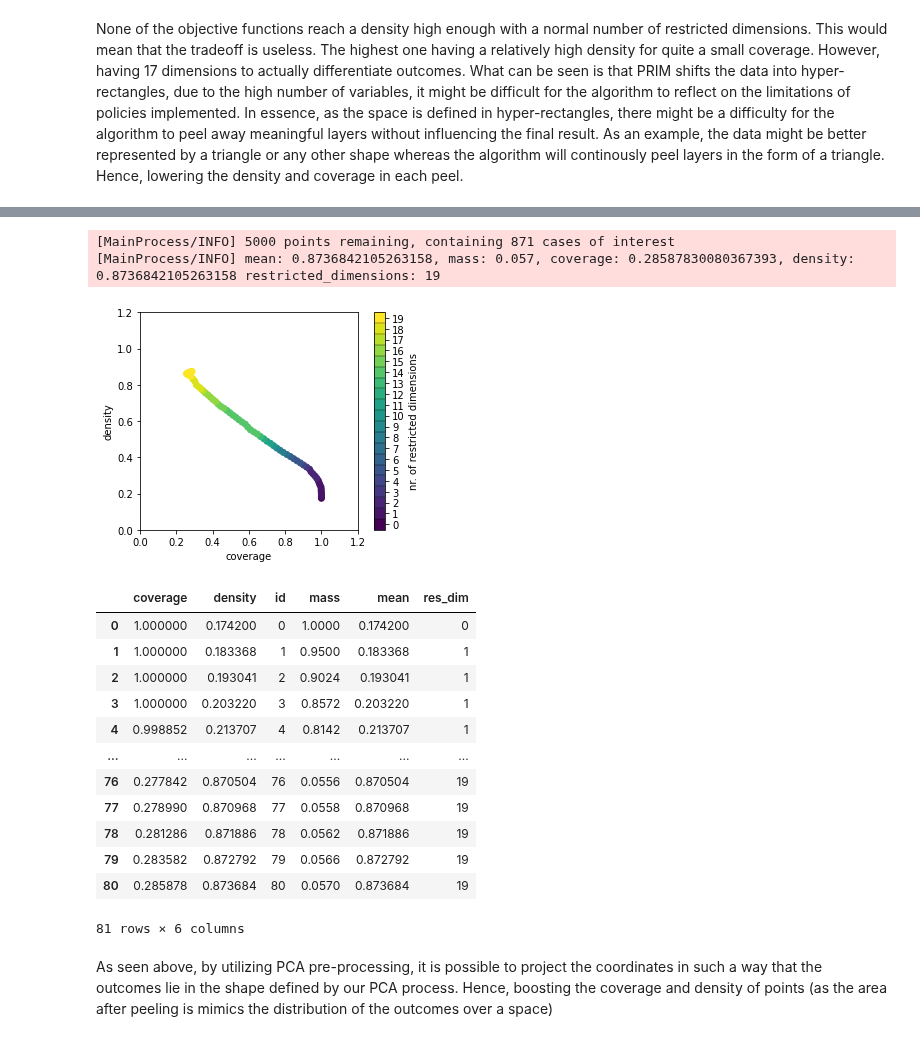
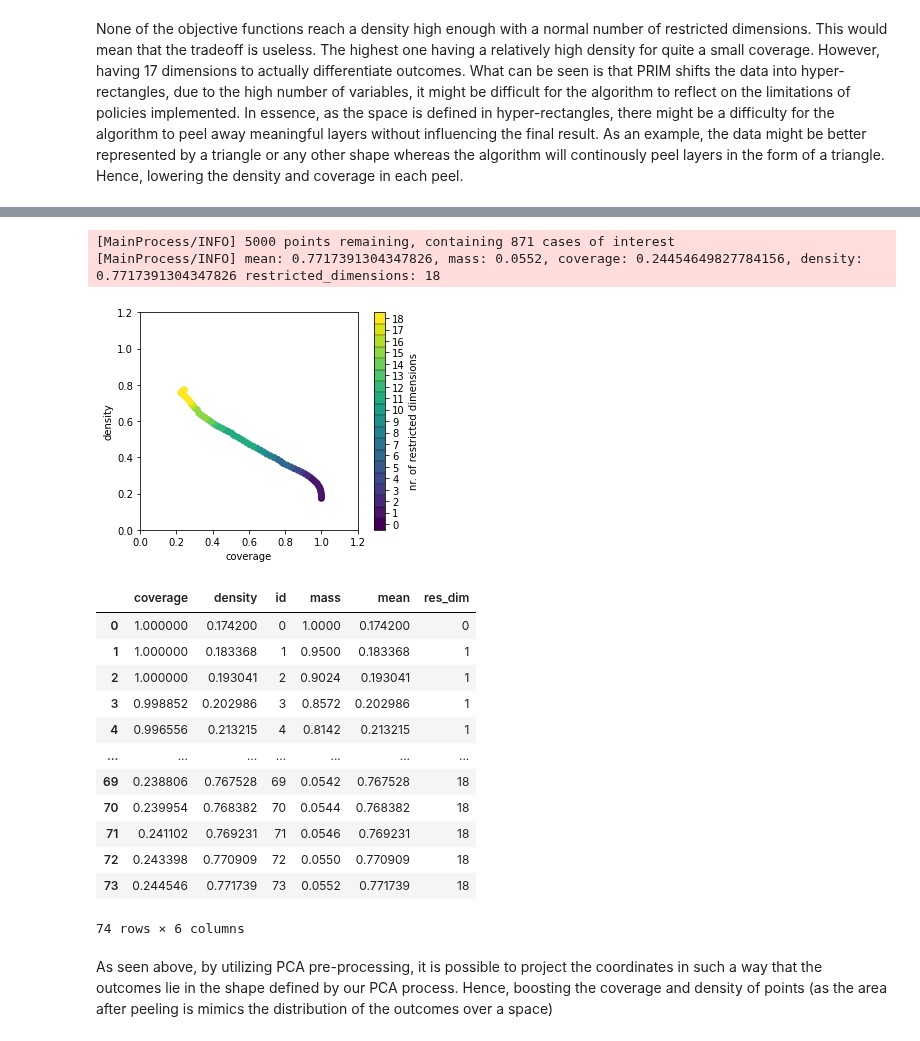
Before and after one commit to tamarvooijs/MBDM, a Jupyter notebook: Week 3-4 - vulnerability analysis/assignment 4 - scenario discovery.ipynb, the cells around one changed output, grey strips where cells are left out. Cells and saved outputs as stored; diff of their text form; code cells hidden in the pictures.

```diff
--- a/Week 3-4 - vulnerability analysis/assignment 4 - scenario discovery.ipynb
+++ b/Week 3-4 - vulnerability analysis/assignment 4 - scenario discovery.ipynb
@@ -726,17 +766,26 @@ None of the objective functions reach a density high enough with a normal number
+# %%
+# PCA should not be performed on categorical uncertainties
+to_exclude = ['SWITCH Market price determination', 'SWITCH TGC obligation curve',
+              'SWITCH carbon cap', 'SWITCH carbon price determination',
+              'SWITCH economic growth', 'SWITCH electrification rate',
+              'SWITCH interconnection capacity expansion', 'SWITCH lookup curve TGC',
+              'SWITCH low reserve margin price markup', 'SWITCH physical limits',
+              'SWITCH storage for intermittent supply', 'SWTICH preference carbon curve',
+              'model', 'policy']
 # %%
 # PCA
-rotated_experiments, rotation_matrix = prim.pca_preprocess(x_h, y_h, exclude=['model', 'policy'])
+rotated_experiments, rotation_matrix = prim.pca_preprocess(x_h, y_h, exclude=to_exclude)
 # %%
 # Show PCA-PRIM results
-prim_obj = prim.Prim(rotated_experiments, y_h, threshold=0.8)
+prim_obj = prim.Prim(rotated_experiments, y_h, threshold=0.1)
 box = prim_obj.find_box()
 
 box.show_tradeoff()
 plt.show()
 # %% [output]
 [MainProcess/INFO] 5000 points remaining, containing 871 cases of interest
-[MainProcess/INFO] mean: 0.8736842105263158, mass: 0.057, coverage: 0.28587830080367393, density: 0.8736842105263158 restricted_dimensions: 19
+[MainProcess/INFO] mean: 0.7717391304347826, mass: 0.0552, coverage: 0.24454649827784156, density: 0.7717391304347826 restricted_dimensions: 18
-[figure, old version]
+[figure, new version]
 # %%
 box.peeling_trajectory
 # %% [output]
@@ -744,14 +793,14 @@ box.peeling_trajectory
 | 0 | 1.000000 | 0.174200 | 0 | 1.0000 | 0.174200 | 0 |
 | 1 | 1.000000 | 0.183368 | 1 | 0.9500 | 0.183368 | 1 |
 | 2 | 1.000000 | 0.193041 | 2 | 0.9024 | 0.193041 | 1 |
-| 3 | 1.000000 | 0.203220 | 3 | 0.8572 | 0.203220 | 1 |
-| 4 | 0.998852 | 0.213707 | 4 | 0.8142 | 0.213707 | 1 |
+| 3 | 0.998852 | 0.202986 | 3 | 0.8572 | 0.202986 | 1 |
+| 4 | 0.996556 | 0.213215 | 4 | 0.8142 | 0.213215 | 1 |
 | ... | ... | ... | ... | ... | ... | ... |
-| 76 | 0.277842 | 0.870504 | 76 | 0.0556 | 0.870504 | 19 |
-| 77 | 0.278990 | 0.870968 | 77 | 0.0558 | 0.870968 | 19 |
-| 78 | 0.281286 | 0.871886 | 78 | 0.0562 | 0.871886 | 19 |
-| 79 | 0.283582 | 0.872792 | 79 | 0.0566 | 0.872792 | 19 |
-| 80 | 0.285878 | 0.873684 | 80 | 0.0570 | 0.873684 | 19 |
+| 69 | 0.238806 | 0.767528 | 69 | 0.0542 | 0.767528 | 18 |
+| 70 | 0.239954 | 0.768382 | 70 | 0.0544 | 0.768382 | 18 |
+| 71 | 0.241102 | 0.769231 | 71 | 0.0546 | 0.769231 | 18 |
+| 72 | 0.243398 | 0.770909 | 72 | 0.0550 | 0.770909 | 18 |
+| 73 | 0.244546 | 0.771739 | 73 | 0.0552 | 0.771739 | 18 |
-81 rows × 6 columns
+74 rows × 6 columns
 # %% [markdown]
 As seen above, by utilizing PCA pre-processing, it is possible to project the coordinates in such a way that the outcomes lie in the shape defined by our PCA process. Hence, boosting the coverage and density of points (as the area after peeling is mimics the distribution of the outcomes over a space)
```
Also changed, not shown: parts of 22 cells of this notebook, 1 other file.
